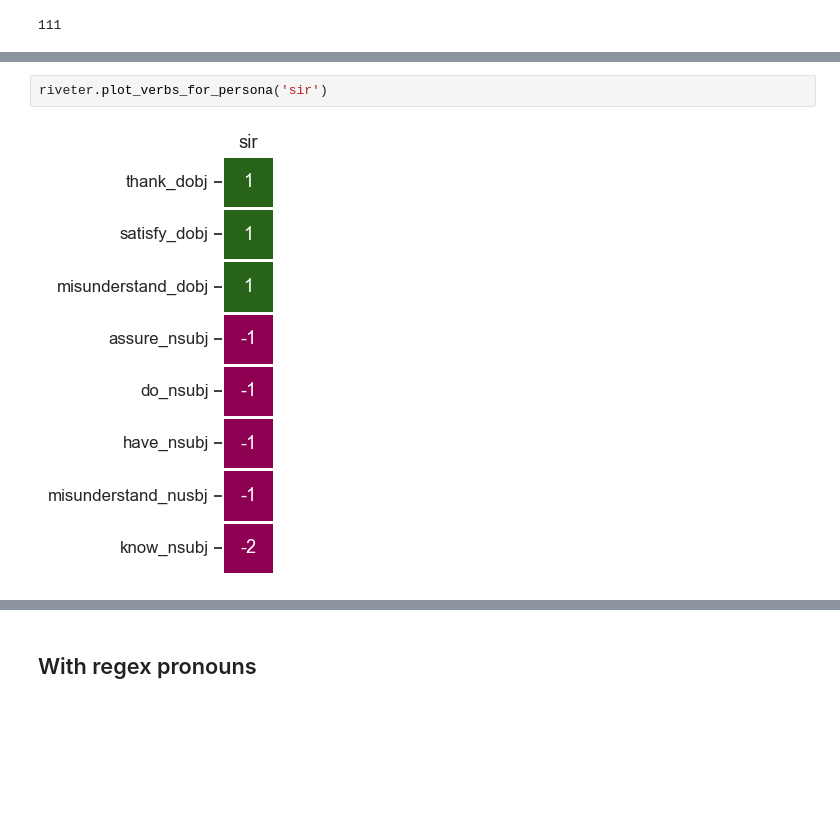
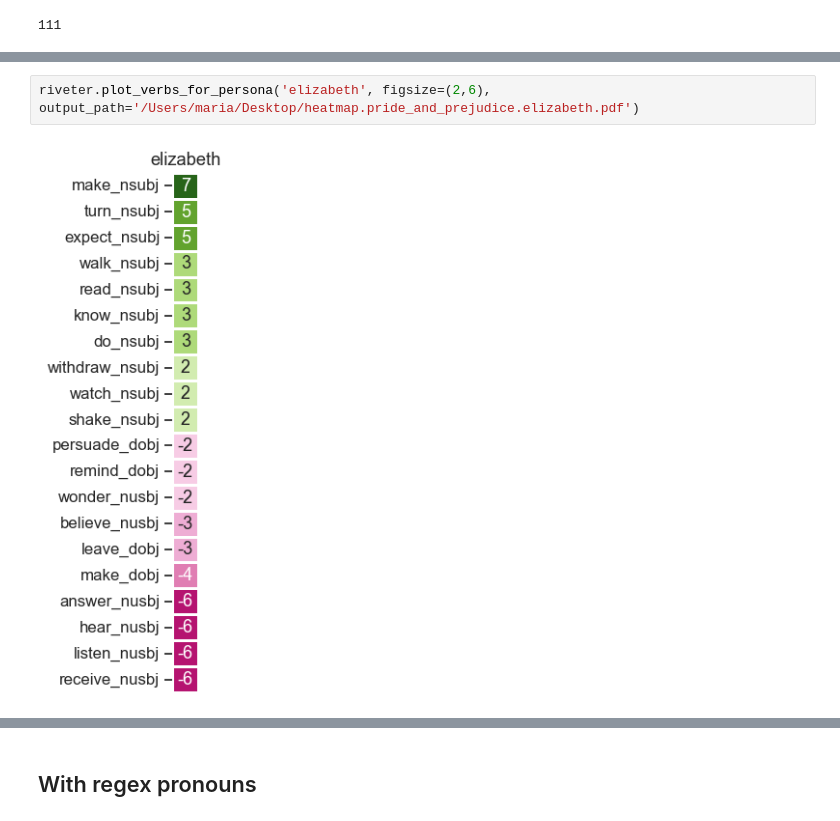
Before and after one commit to maartensap/riveter-nlp, a Jupyter notebook: riveter/demo.ipynb, the cells around one changed output, grey strips where cells are left out. Cells and saved outputs as stored; diff of their text form; blank space fills up the shorter version.

```diff
--- a/riveter/demo.ipynb
+++ b/riveter/demo.ipynb
@@ -290,4 +287,4 @@ defaultdict(<function riveter.Riveter.__init__.<locals>.<lambda>.<locals>.<lambd
-# %%
-riveter.plot_verbs_for_persona('sir')
-# %% [output]
-[figure, removed]
+# %%
+riveter.plot_verbs_for_persona('elizabeth', figsize=(2,6), output_path='/Users/maria/Desktop/heatmap.pride_and_prejudice.elizabeth.pdf')
+# %% [output]
+[figure, added]
```
Also changed, not shown: parts of 52 cells of this notebook, 1 other file.
